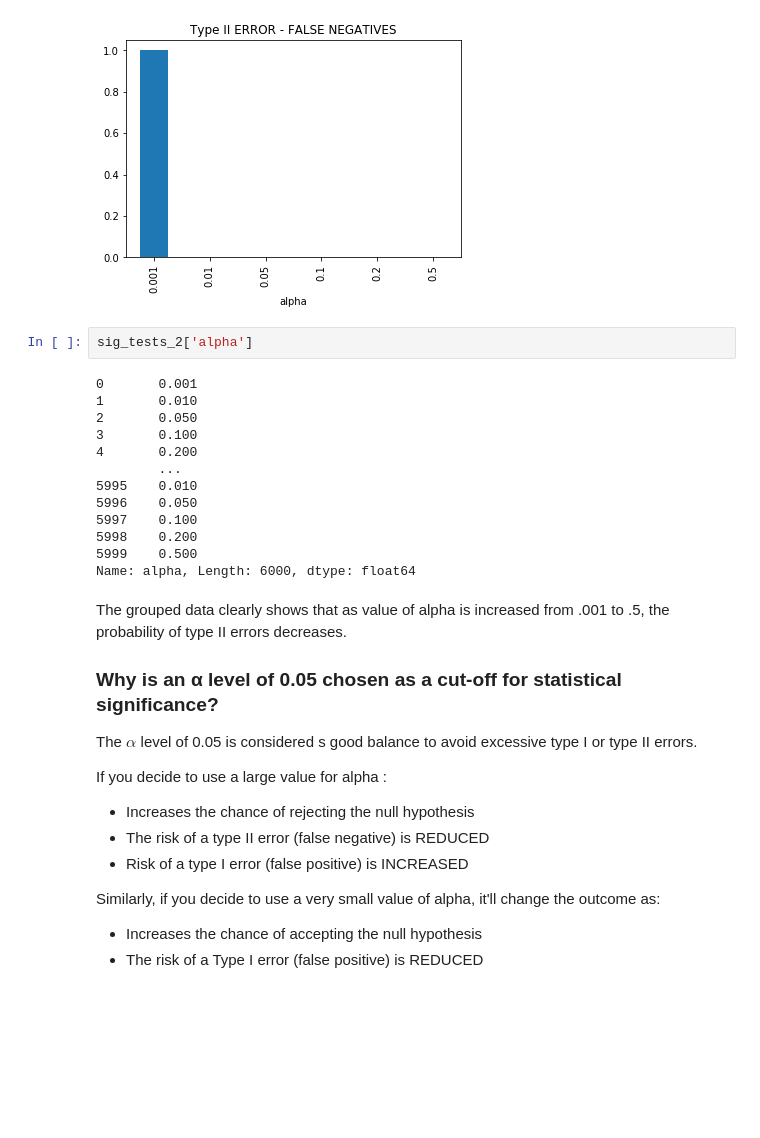
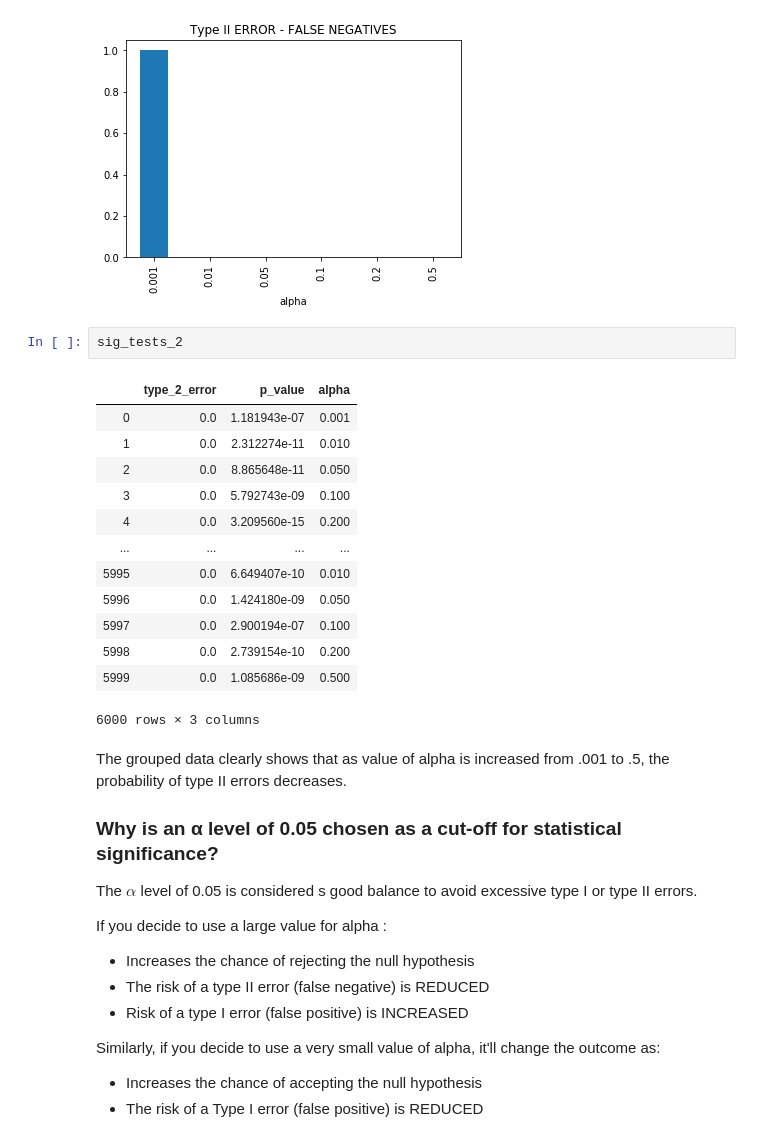
Before and after one commit to OsterMendel/dsc-type-1-and-2-error-lab-nyc-ds-033020, a Jupyter notebook: index.ipynb, the cells around one changed output. Cells and saved outputs as stored; diff of their text form; blank space fills up the shorter version.

```diff
--- a/index.ipynb
+++ b/index.ipynb
@@ -303,20 +303,21 @@ group_error2.plot.bar(title = "Type II ERROR - FALSE NEGATIVES");
 # %% [output]
 [figure]
 # %%
-sig_tests_2['alpha']
+sig_tests_2
 # %% [output]
+|  | type_2_error | p_value | alpha |
+| 0 | 0.0 | 1.181943e-07 | 0.001 |
+| 1 | 0.0 | 2.312274e-11 | 0.010 |
+| 2 | 0.0 | 8.865648e-11 | 0.050 |
+| 3 | 0.0 | 5.792743e-09 | 0.100 |
+| 4 | 0.0 | 3.209560e-15 | 0.200 |
+| ... | ... | ... | ... |
+| 5995 | 0.0 | 6.649407e-10 | 0.010 |
+| 5996 | 0.0 | 1.424180e-09 | 0.050 |
+| 5997 | 0.0 | 2.900194e-07 | 0.100 |
+| 5998 | 0.0 | 2.739154e-10 | 0.200 |
+| 5999 | 0.0 | 1.085686e-09 | 0.500 |
-0       0.001
-1       0.010
-2       0.050
-3       0.100
-4       0.200
-        ...
-5995    0.010
-5996    0.050
-5997    0.100
-5998    0.200
-5999    0.500
-Name: alpha, Length: 6000, dtype: float64
+6000 rows × 3 columns
 # %% [markdown]
 The grouped data clearly shows that as value of alpha is increased from .001 to .5, the probability of type II errors decreases.
 
```
